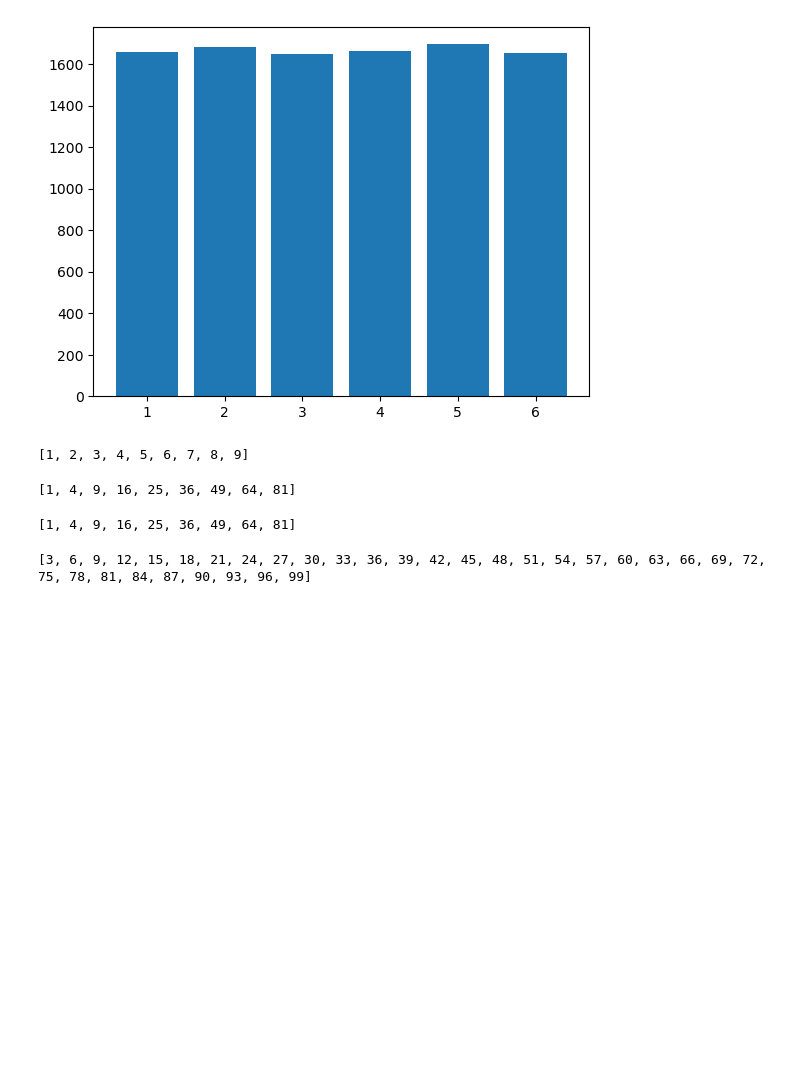
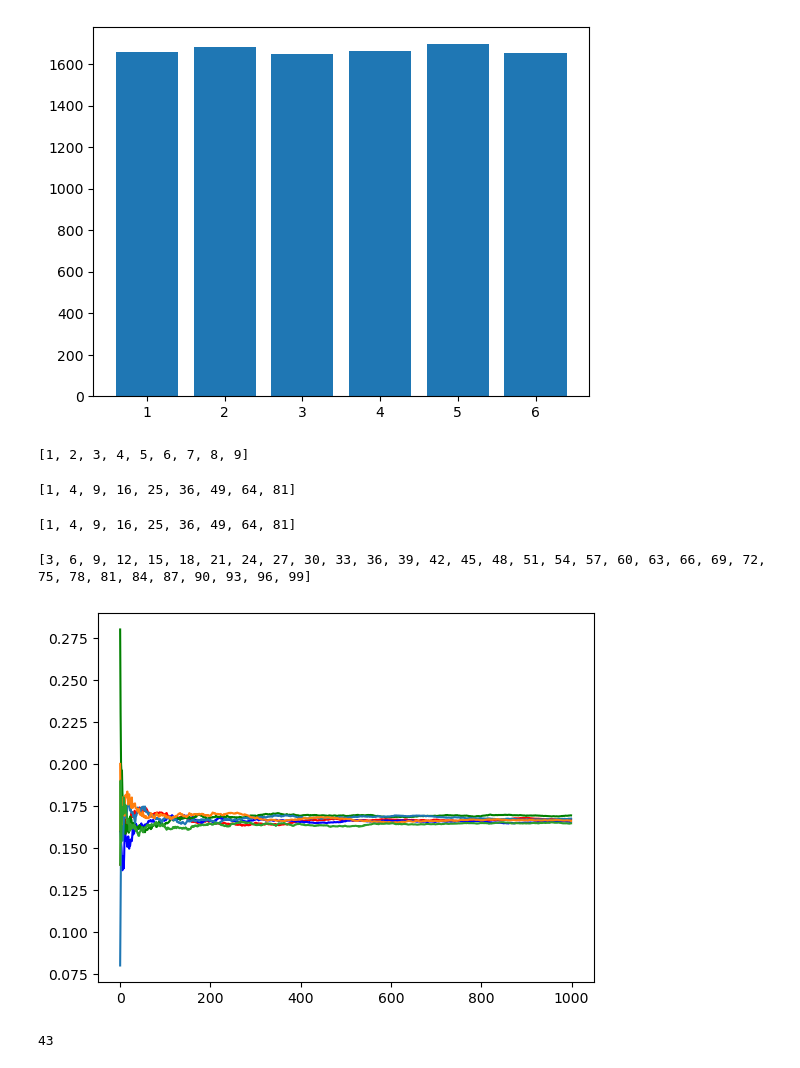
Before and after one commit to Monaxuu/class_of_python, a Jupyter notebook: class2.ipynb, the cells around one changed output. Drawn from its saved outputs; the diff is of its cells as text; code cells hidden in the pictures; blank space fills up the shorter version.

```diff
--- a/class2.ipynb
+++ b/class2.ipynb
@@ -237,3 +237,34 @@ a = [x for x in range(1, 101) if x % 3 == 0]
 print(a)
 # %% [output]
 [3, 6, 9, 12, 15, 18, 21, 24, 27, 30, 33, 36, 39, 42, 45, 48, 51, 54, 57, 60, 63, 66, 69, 72, 75, 78, 81, 84, 87, 90, 93, 96, 99]
+# %%
+import random
+count = [0] * 6
+portions = [[], [], [], [], [], []]
+for j in range(0, 1000):
+    for i in range(0,50):
+        count[random.randint(0, 5)] += 1
+    for i in range(0, 6):
+        portions[i].append(count[i] / sum(count))
+
+import matplotlib.pyplot as plt
+fig, ax = plt.subplots()
+x = list(range(1000))
+plt.plot(x, portions[0], 'r', x, portions[1], 'b', x, portions[2], 'g',
+        x, portions[3], '', x, portions[4], '', x, portions[5], '',)
+plt.show()
+# %% [output]
+[figure, added]
+# %%
+import random
+count = 0
+last_three = [0, 0, 0]
+
+for _ in range(10000):
+    last_three.pop(0)
+    last_three.append(random.randint(1, 6))
+    if last_three == [6, 6, 6]:
+        count += 1
+print(count)
+# %% [output]
+43
```
Also changed, not shown: parts of 10 cells of this notebook.
